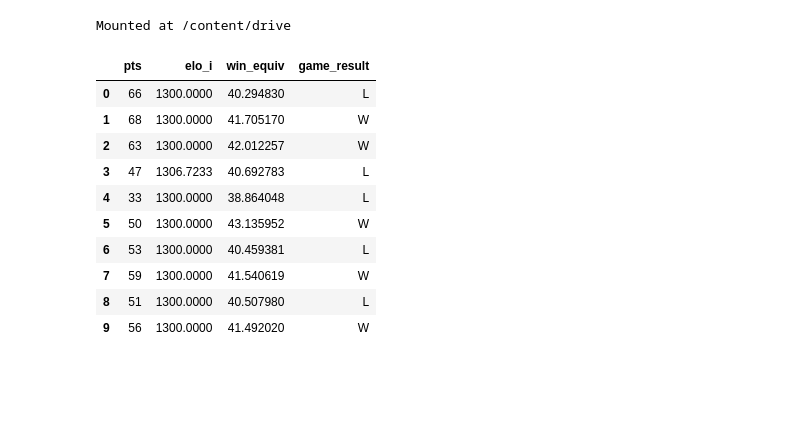
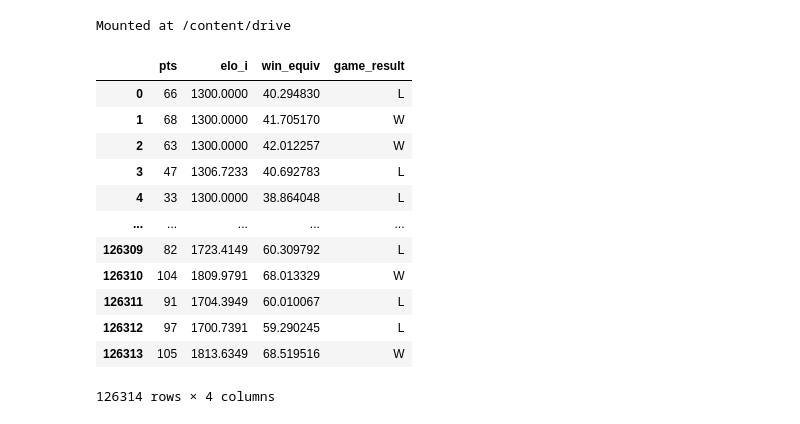
Before and after one commit to clearmindlearn/4510-Fall-2025, a Jupyter notebook: CH7-Regression/7-9-Lab-LogitRegression.ipynb, the cells around one changed output. Cells and saved outputs as stored; diff of their text form; code cells hidden in the pictures; blank space fills up the shorter version.

```diff
--- a/CH7-Regression/7-9-Lab-LogitRegression.ipynb
+++ b/CH7-Regression/7-9-Lab-LogitRegression.ipynb
@@ -12,19 +12,21 @@ import numpy as np
 # %%
 # Load nbaallelo_log.csv into a dataframe
 NBA = pd.read_csv("/content/drive/MyDrive/Colab Notebooks/4510/2025-Fall-Lecture/CH7-Regression/data/nbaallelo_log.csv")
-NBA.head(n=10)
+NBA
 # %% [output]
 |  | pts | elo_i | win_equiv | game_result |
 | 0 | 66 | 1300.0000 | 40.294830 | L |
 | 1 | 68 | 1300.0000 | 41.705170 | W |
 | 2 | 63 | 1300.0000 | 42.012257 | W |
 | 3 | 47 | 1306.7233 | 40.692783 | L |
 | 4 | 33 | 1300.0000 | 38.864048 | L |
-| 5 | 50 | 1300.0000 | 43.135952 | W |
-| 6 | 53 | 1300.0000 | 40.459381 | L |
-| 7 | 59 | 1300.0000 | 41.540619 | W |
-| 8 | 51 | 1300.0000 | 40.507980 | L |
-| 9 | 56 | 1300.0000 | 41.492020 | W |
+| ... | ... | ... | ... | ... |
+| 126309 | 82 | 1723.4149 | 60.309792 | L |
+| 126310 | 104 | 1809.9791 | 68.013329 | W |
+| 126311 | 91 | 1704.3949 | 60.010067 | L |
+| 126312 | 97 | 1700.7391 | 59.290245 | L |
+| 126313 | 105 | 1813.6349 | 68.519516 | W |
+126314 rows × 4 columns
 # %%
 # Hot encode the game_result variable as a numeric variable with 0 for L and 1 for W
 NBA.loc[NBA['game_result']=='L','game_result']=0
```
Also changed, not shown: 14 other files.
